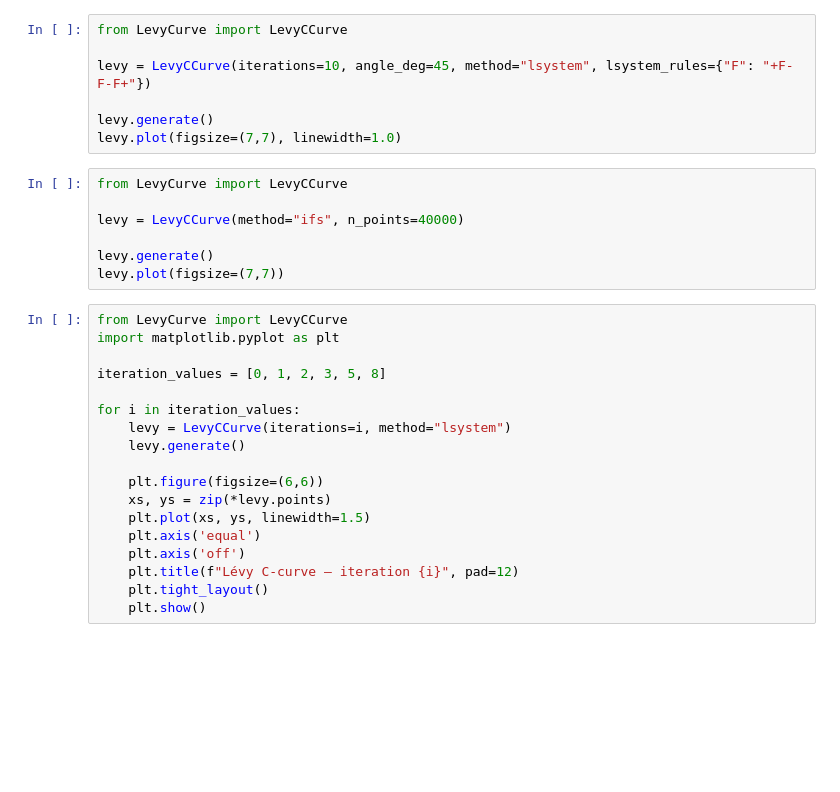
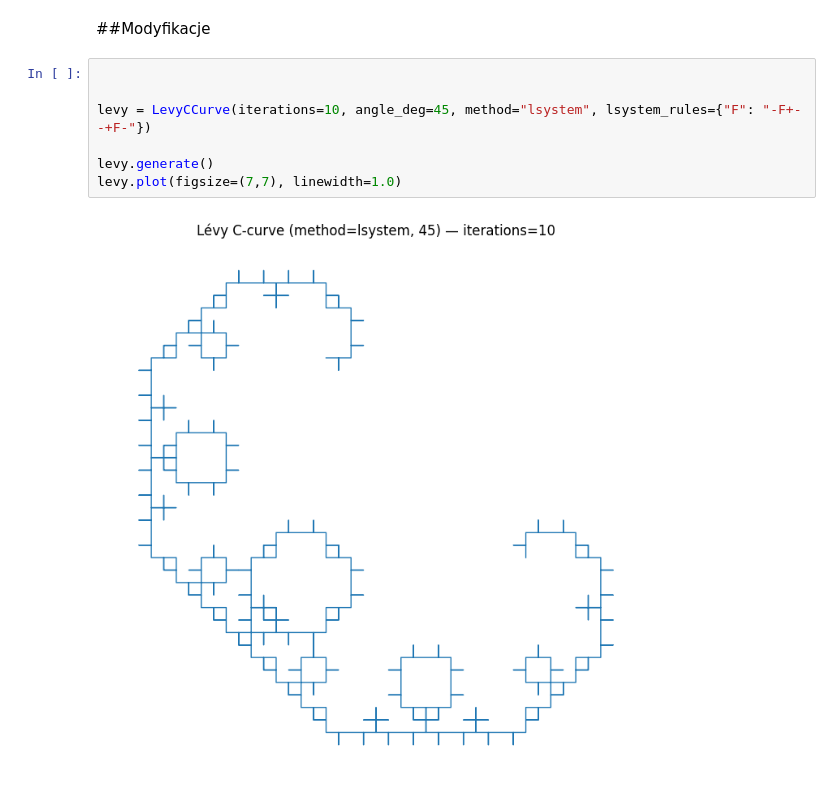
Before and after one commit to Ja-Gk-00/Fractal-Generator-Analysis, a Jupyter notebook: LevyCurveTest.ipynb, the cells around one changed output. Cells and saved outputs as stored; diff of their text form; blank space fills up the shorter version.

```diff
--- a/LevyCurveTest.ipynb
+++ b/LevyCurveTest.ipynb
@@ -8,32 +84,11 @@ levy.plot(figsize=(7,7), linewidth=1.5)
+# %% [markdown]
+##Modyfikacje
 # %%
-from LevyCurve import LevyCCurve
 
-levy = LevyCCurve(iterations=10, angle_deg=45, method="lsystem", lsystem_rules={"F": "+F-F-F+"})
+
+levy = LevyCCurve(iterations=10, angle_deg=45, method="lsystem", lsystem_rules={"F": "-F+--+F-"})
 
 levy.generate()
 levy.plot(figsize=(7,7), linewidth=1.0)
+# %% [output]
+[figure, added]
-# %%
-from LevyCurve import LevyCCurve
-
-levy = LevyCCurve(method="ifs", n_points=40000)
-
-levy.generate()
-levy.plot(figsize=(7,7))
-# %%
-from LevyCurve import LevyCCurve
-import matplotlib.pyplot as plt
-
-iteration_values = [0, 1, 2, 3, 5, 8]
-
-for i in iteration_values:
-    levy = LevyCCurve(iterations=i, method="lsystem")
-    levy.generate()
-
-    plt.figure(figsize=(6,6))
-    xs, ys = zip(*levy.points)
-    plt.plot(xs, ys, linewidth=1.5)
-    plt.axis('equal')
-    plt.axis('off')
-    plt.title(f"Lévy C-curve — iteration {i}", pad=12)
-    plt.tight_layout()
-    plt.show()
```
Also changed, not shown: parts of 5 cells of this notebook, 1 other file.
